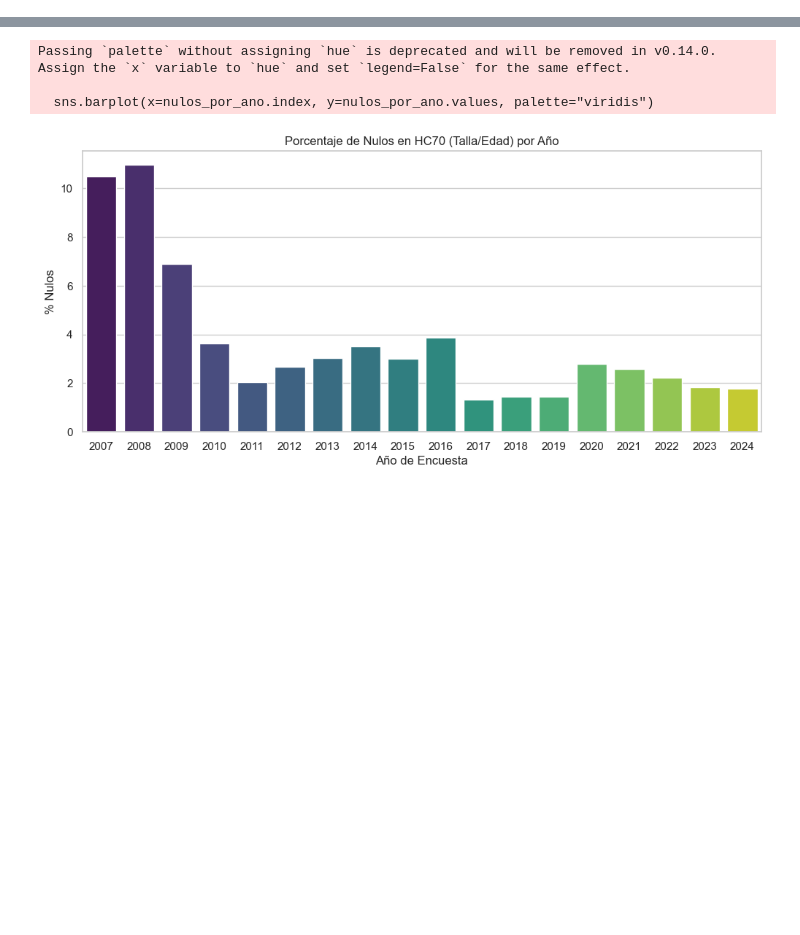
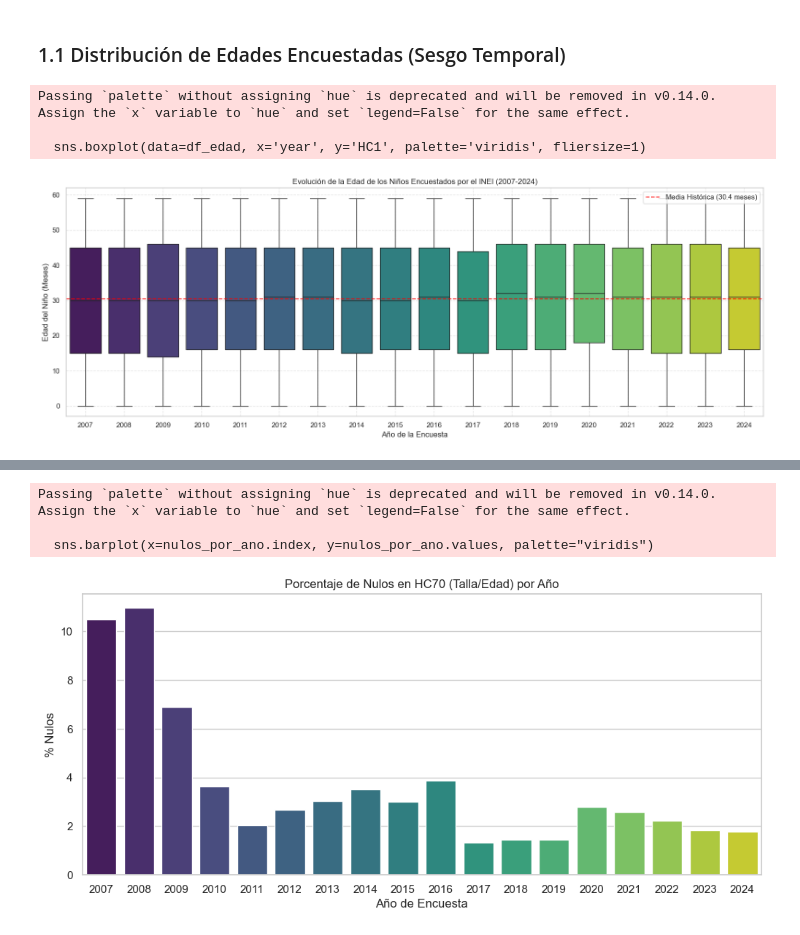
Before and after one commit to abelguevara-upeu/malnutrition-research, a Jupyter notebook: notebooks/01_data_understanding/clean/01_eda_interim_rech6.ipynb, the cells around one changed output, grey strips where cells are left out. Cells and saved outputs as stored; diff of their text form; code cells hidden in the pictures; blank space fills up the shorter version.

```diff
--- a/notebooks/01_data_understanding/clean/01_eda_interim_rech6.ipynb
+++ b/notebooks/01_data_understanding/clean/01_eda_interim_rech6.ipynb
@@ -63,0 +65,24 @@ plt.show()
+# %% [markdown]
+### 1.1 Distribución de Edades Encuestadas (Sesgo Temporal)
+# %%
+# Verificamos si el INEI cambió su enfoque de edades (0 a 59 meses) a lo largo del tiempo
+df_edad = df_rech6.dropna(subset=['HC1'])
+
+plt.figure(figsize=(16, 6))
+sns.boxplot(data=df_edad, x='year', y='HC1', palette='viridis', fliersize=1)
+
+media_historica = df_edad['HC1'].mean()
+plt.axhline(media_historica, color='red', linestyle='--', alpha=0.8, label=f'Media Histórica ({media_historica:.1f} meses)')
+
+plt.title('Evolución de la Edad de los Niños Encuestados por el INEI (2007-2024)')
+plt.ylabel('Edad del Niño (Meses)')
+plt.xlabel('Año de la Encuesta')
+plt.legend()
+plt.grid(True, linestyle='--', alpha=0.5)
+plt.tight_layout()
+plt.show()
+# %% [output]
+Passing `palette` without assigning `hue` is deprecated and will be removed in v0.14.0. Assign the `x` variable to `hue` and set `legend=False` for the same effect.
+
+  sns.boxplot(data=df_edad, x='year', y='HC1', palette='viridis', fliersize=1)
+[figure, added]
```
Also changed, not shown: parts of 57 cells of this notebook, 20 other files.
